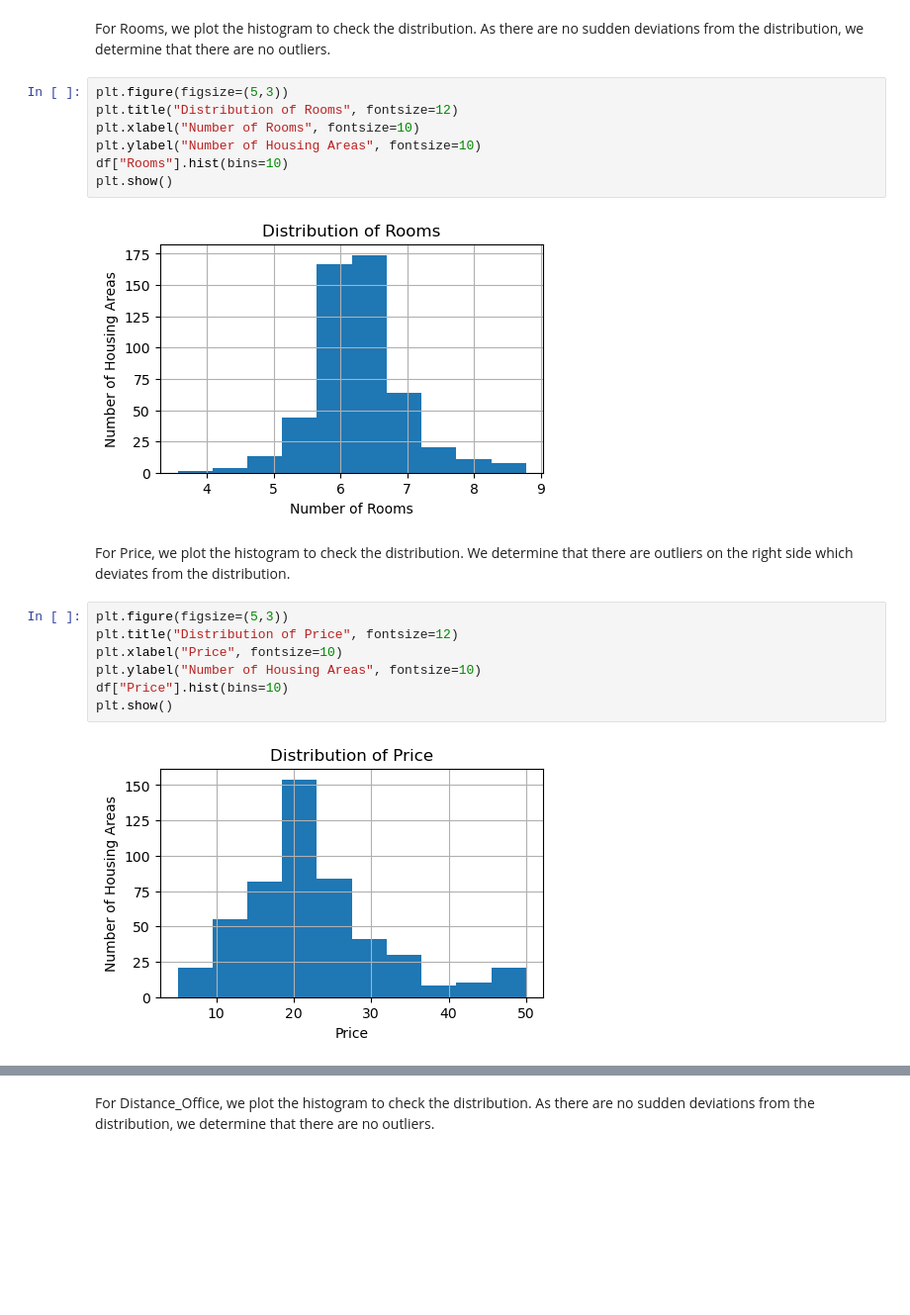
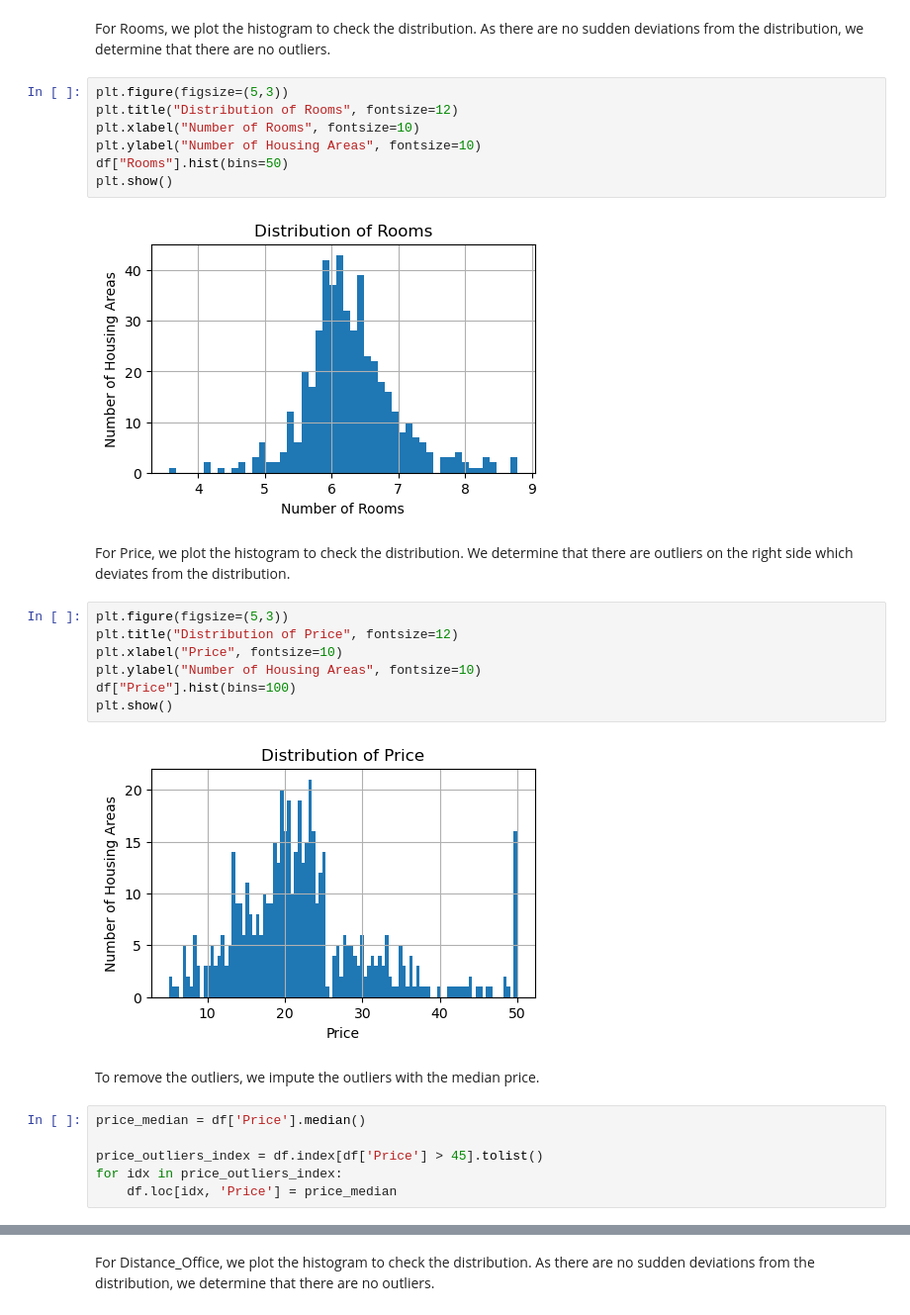
Before and after one commit to jiakai2002/cs105-project, a Jupyter notebook: Submission_Part_One.ipynb, the cells around one changed output, grey strips where cells are left out. Shown: that part at 99% size. Cells and saved outputs as stored; diff of their text form; blank space fills up the shorter version.

```diff
--- a/Submission_Part_One.ipynb
+++ b/Submission_Part_One.ipynb
@@ -229,18 +229,26 @@ plt.figure(figsize=(5,3))
 plt.title("Distribution of Rooms", fontsize=12)
 plt.xlabel("Number of Rooms", fontsize=10)
 plt.ylabel("Number of Housing Areas", fontsize=10)
-df["Rooms"].hist(bins=10)
+df["Rooms"].hist(bins=50)
 plt.show()
 # %% [output]
-[figure, old version]
+[figure, new version]
 # %% [markdown]
 For Price, we plot the histogram to check the distribution. We determine that there are outliers on the right side which deviates from the distribution.
 # %%
 plt.figure(figsize=(5,3))
 plt.title("Distribution of Price", fontsize=12)
 plt.xlabel("Price", fontsize=10)
 plt.ylabel("Number of Housing Areas", fontsize=10)
-df["Price"].hist(bins=10)
+df["Price"].hist(bins=100)
 plt.show()
 # %% [output]
-[figure, old version]
+[figure, new version]
+# %% [markdown]
+To remove the outliers, we impute the outliers with the median price.
+# %%
+price_median = df['Price'].median()
+
+price_outliers_index = df.index[df['Price'] > 45].tolist()
+for idx in price_outliers_index:
+    df.loc[idx, 'Price'] = price_median
```
Also changed, not shown: parts of 23 cells of this notebook.
